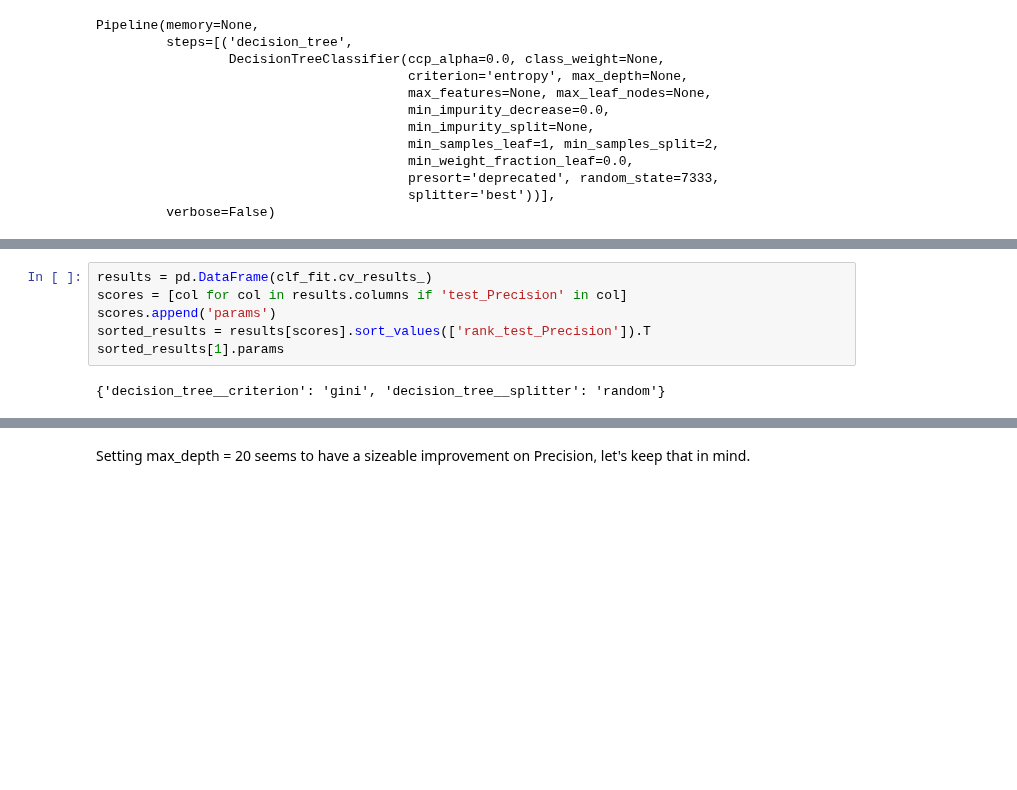
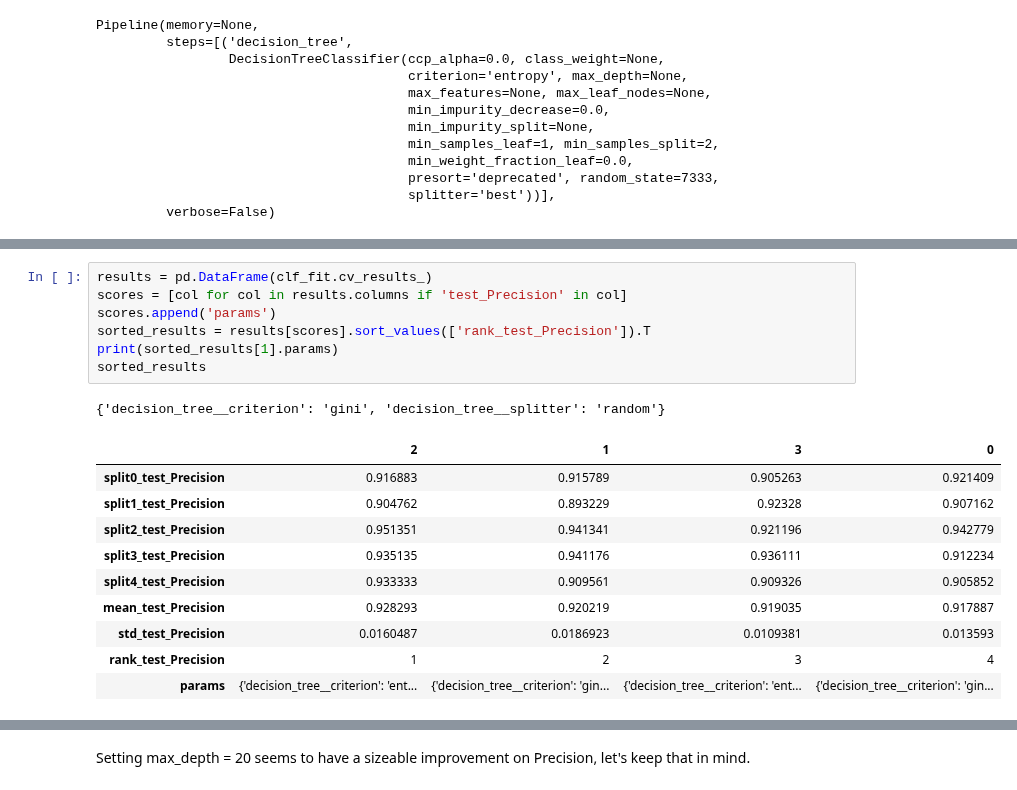
Before and after one commit to sterlingbeason/MSDS-7333-QTW, a Jupyter notebook: Case_Study_3/notebook_SB.ipynb, the cells around one changed output, grey strips where cells are left out. Drawn from its saved outputs; the diff is of its cells as text; blank space fills up the shorter version.

```diff
--- a/Case_Study_3/notebook_SB.ipynb
+++ b/Case_Study_3/notebook_SB.ipynb
@@ -291,11 +295,22 @@ Pipeline(memory=None,
 # %%
 results = pd.DataFrame(clf_fit.cv_results_)
 scores = [col for col in results.columns if 'test_Precision' in col]
 scores.append('params')
 sorted_results = results[scores].sort_values(['rank_test_Precision']).T
-sorted_results[1].params
+print(sorted_results[1].params)
+sorted_results
 # %% [output]
 {'decision_tree__criterion': 'gini', 'decision_tree__splitter': 'random'}
+|  | 2 | 1 | 3 | 0 |
+| split0_test_Precision | 0.916883 | 0.915789 | 0.905263 | 0.921409 |
+| split1_test_Precision | 0.904762 | 0.893229 | 0.92328 | 0.907162 |
+| split2_test_Precision | 0.951351 | 0.941341 | 0.921196 | 0.942779 |
+| split3_test_Precision | 0.935135 | 0.941176 | 0.936111 | 0.912234 |
+| split4_test_Precision | 0.933333 | 0.909561 | 0.909326 | 0.905852 |
+| mean_test_Precision | 0.928293 | 0.920219 | 0.919035 | 0.917887 |
+| std_test_Precision | 0.0160487 | 0.0186923 | 0.0109381 | 0.013593 |
+| rank_test_Precision | 1 | 2 | 3 | 4 |
+| params | {'decision_tree__criterion': 'ent... | {'decision_tree__criterion': 'gin... | {'decision_tree__criterion': 'ent... | {'decision_tree__criterion': 'gin... |
 # %%
 clf_pipe = GridSearchCV(pipe
                    , cv=cv
```
Also changed, not shown: parts of 25 cells of this notebook.
